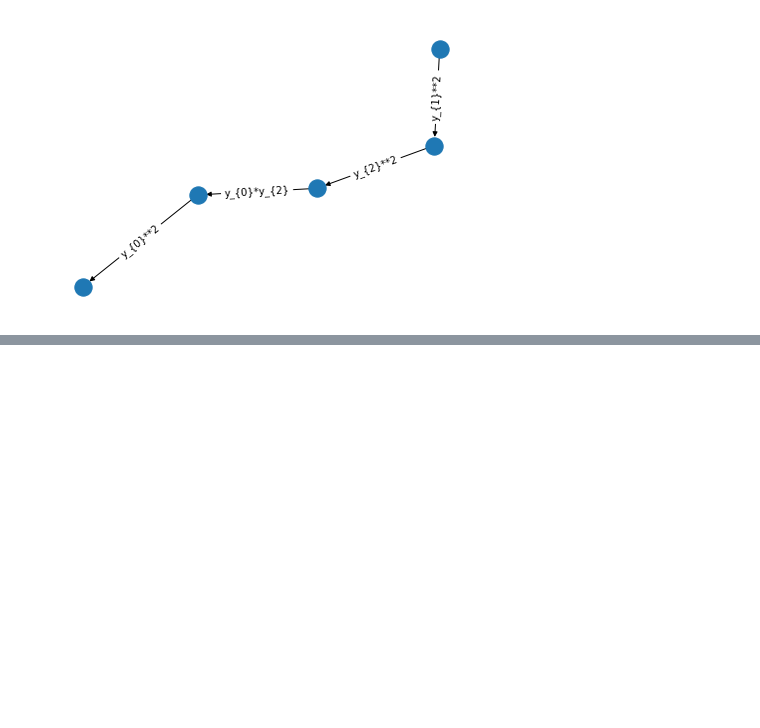
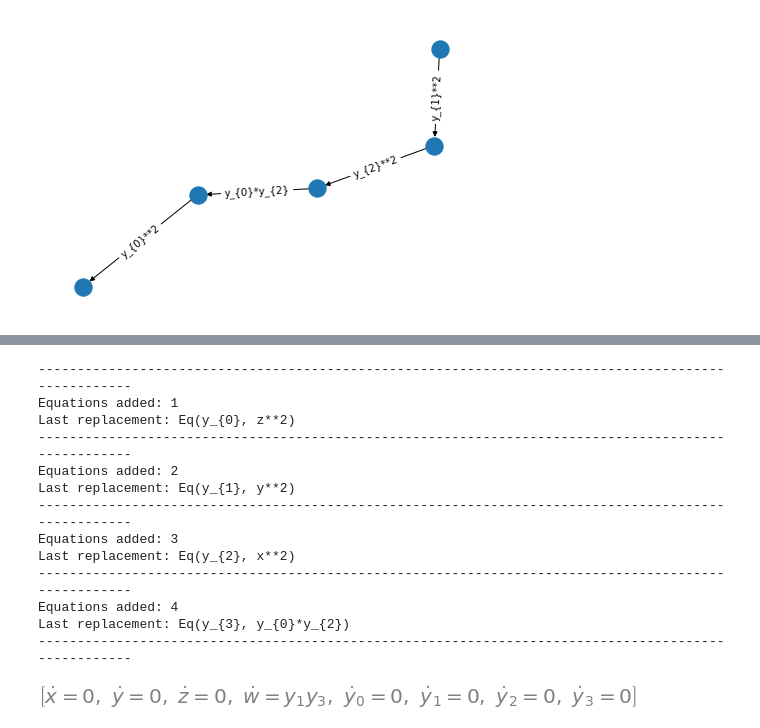
Before and after one commit to AndreyBychkov/QBee, a Jupyter notebook: PythonPackage/examples/quadratic_linearization.ipynb, the cells around one changed output, grey strips where cells are left out. Drawn from its saved outputs; the diff is of its cells as text; code cells hidden in the pictures; blank space fills up the shorter version.

```diff
--- a/PythonPackage/examples/quadratic_linearization.ipynb
+++ b/PythonPackage/examples/quadratic_linearization.ipynb
@@ -74,0 +94,17 @@ visualize('graph_log.csv')
+# %%
+quadratic_linearize(system, debug='info', log_file='graph_log.csv')
+# %% [output]
+----------------------------------------------------------------------------------------------------
+Equations added: 1
+Last replacement: Eq(y_{0}, z**2)
+----------------------------------------------------------------------------------------------------
+Equations added: 2
+Last replacement: Eq(y_{1}, y**2)
+----------------------------------------------------------------------------------------------------
+Equations added: 3
+Last replacement: Eq(y_{2}, x**2)
+----------------------------------------------------------------------------------------------------
+Equations added: 4
+Last replacement: Eq(y_{3}, y_{0}*y_{2})
+----------------------------------------------------------------------------------------------------
+[figure, added]
```
Also changed, not shown: parts of 3 cells of this notebook.
